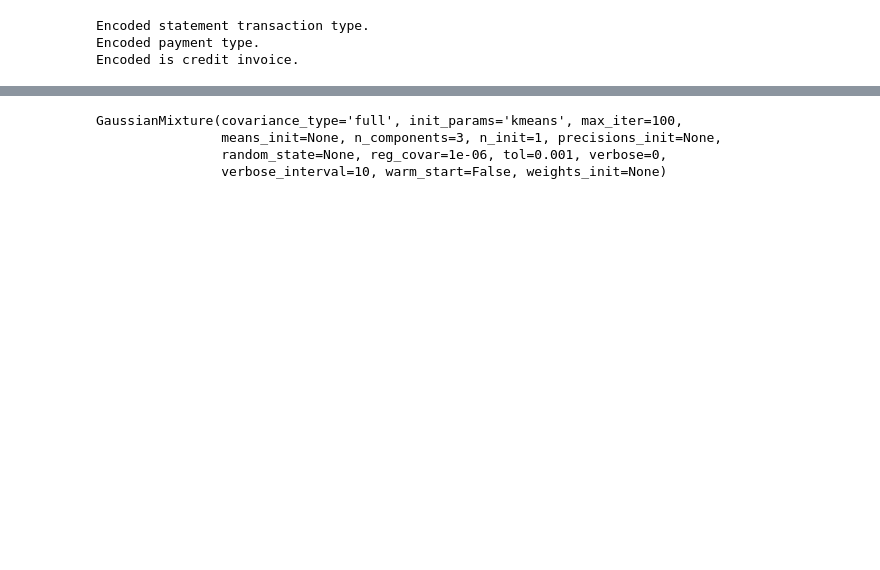
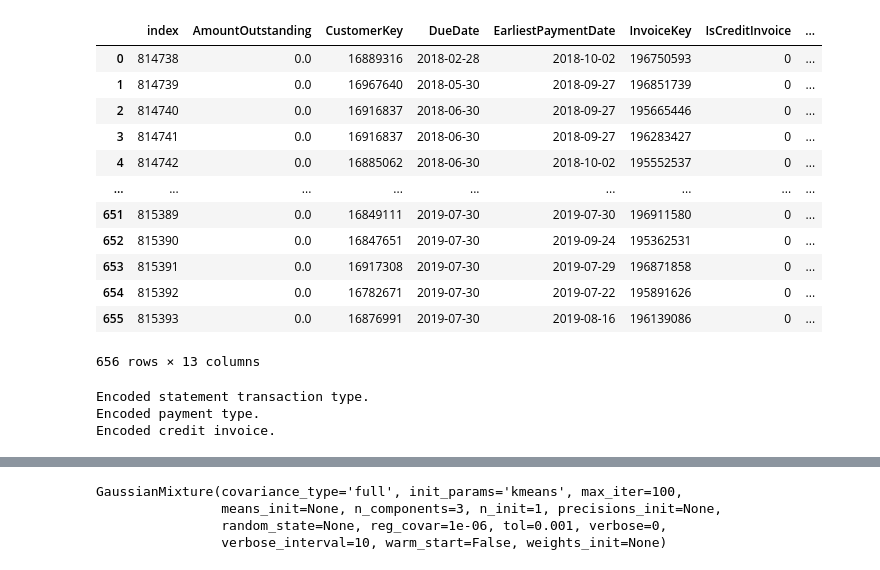
Before and after one commit to dianaescoboza/CAPSTONE, a Jupyter notebook: EM_Clustering_AX.ipynb, the cells around one changed output, grey strips where cells are left out. Cells and saved outputs as stored; diff of their text form; code cells hidden in the pictures; blank space fills up the shorter version.

```diff
--- a/EM_Clustering_AX.ipynb
+++ b/EM_Clustering_AX.ipynb
@@ -46,5 +36,14 @@ b = b.dropna()
 # %%
+# Drop unnecessary columns
+processed_data = processed_data.drop(['ExtractDate'], axis = 1)
+
 # Set date values to datetime
-b["RaisedDate"] = pd.to_datetime(b["RaisedDate"])
-b["DueDate"] = pd.to_datetime(b["DueDate"])
-b["PaymentDate"] = pd.to_datetime(b["PaymentDate"])
+processed_data["RaisedDate"] = pd.to_datetime(processed_data["RaisedDate"])
+processed_data["DueDate"] = pd.to_datetime(processed_data["DueDate"])
+processed_data["PaymentDate"] = pd.to_datetime(processed_data["PaymentDate"])
+
+# Drop NA
+processed_data = processed_data.dropna()
+
+# Reset Index
+processed_data = processed_data.reset_index()
@@ -54,37 +50,45 @@ b = b.reset_index()
+# %%
+processed_data
+# %% [output]
+|  | index | AmountOutstanding | CustomerKey | DueDate | EarliestPaymentDate | InvoiceKey | IsCreditInvoice | ... |
+| 0 | 814738 | 0.0 | 16889316 | 2018-02-28 | 2018-10-02 | 196750593 | 0 | ... |
+| 1 | 814739 | 0.0 | 16967640 | 2018-05-30 | 2018-09-27 | 196851739 | 0 | ... |
+| 2 | 814740 | 0.0 | 16916837 | 2018-06-30 | 2018-09-27 | 195665446 | 0 | ... |
+| 3 | 814741 | 0.0 | 16916837 | 2018-06-30 | 2018-09-27 | 196283427 | 0 | ... |
+| 4 | 814742 | 0.0 | 16885062 | 2018-06-30 | 2018-10-02 | 195552537 | 0 | ... |
+| ... | ... | ... | ... | ... | ... | ... | ... | ... |
+| 651 | 815389 | 0.0 | 16849111 | 2019-07-30 | 2019-07-30 | 196911580 | 0 | ... |
+| 652 | 815390 | 0.0 | 16847651 | 2019-07-30 | 2019-09-24 | 195362531 | 0 | ... |
+| 653 | 815391 | 0.0 | 16917308 | 2019-07-30 | 2019-07-29 | 196871858 | 0 | ... |
+| 654 | 815392 | 0.0 | 16782671 | 2019-07-30 | 2019-07-22 | 195891626 | 0 | ... |
+| 655 | 815393 | 0.0 | 16876991 | 2019-07-30 | 2019-08-16 | 196139086 | 0 | ... |
+656 rows × 13 columns
 # %%
 # Create onehot encoder
 enc = OneHotEncoder(handle_unknown='ignore')
 # %%
 # One Hot Encode Categorical Variables
 # Statement Transaction Type
-enc_df = pd.DataFrame(data = enc.fit_transform(b[['StatementTransactionType']]).toarray(), columns = enc.categories_)
-b = b.join(enc_df)
+enc_df = pd.DataFrame(data = enc.fit_transform(processed_data[['StatementTransactionType']]).toarray(), columns = enc.categories_)
+processed_data = processed_data.join(enc_df)
 
 print("Encoded statement transaction type.")
 
 # Payment Type
-enc_df = pd.DataFrame(data = enc.fit_transform(b[['PaymentType']]).toarray(), columns = enc.categories_)
-b = b.join(enc_df)
+enc_df = pd.DataFrame(data = enc.fit_transform(processed_data[['PaymentType']]).toarray(), columns = enc.categories_)
+processed_data = processed_data.join(enc_df)
 print("Encoded payment type.")
 
 
 # Is credit invoice
-enc_df = pd.DataFrame(data = enc.fit_transform(b[['IsCreditInvoice']]).toarray(), columns = enc.categories_)
-b = b.join(enc_df)
-print("Encoded is credit invoice.")
+enc_df = pd.DataFrame(data = enc.fit_transform(processed_data[['IsCreditInvoice']]).toarray(), columns = enc.categories_)
+processed_data = processed_data.join(enc_df)
+print("Encoded credit invoice.")
 
-
-#Postal code
-
-#nc_df = pd.DataFrame(data = enc.fit_transform(b[[' PostcodeOuter']]).toarray(), columns = enc.categories_)
-# = b.join(enc_df)
-
-#rint("Encoded postal code.")
-
-b=b.drop(["StatementTransactionType", "PaymentType", " PostcodeOuter", "IsCreditInvoice"], axis = 1)
+processed_data=processed_data.drop(["StatementTransactionType", "PaymentType", "IsCreditInvoice"], axis = 1)
 # %% [output]
 Encoded statement transaction type.
 Encoded payment type.
-Encoded is credit invoice.
+Encoded credit invoice.
 # %%
 # Generate some variables for dates
```
Also changed, not shown: parts of 27 cells of this notebook.
